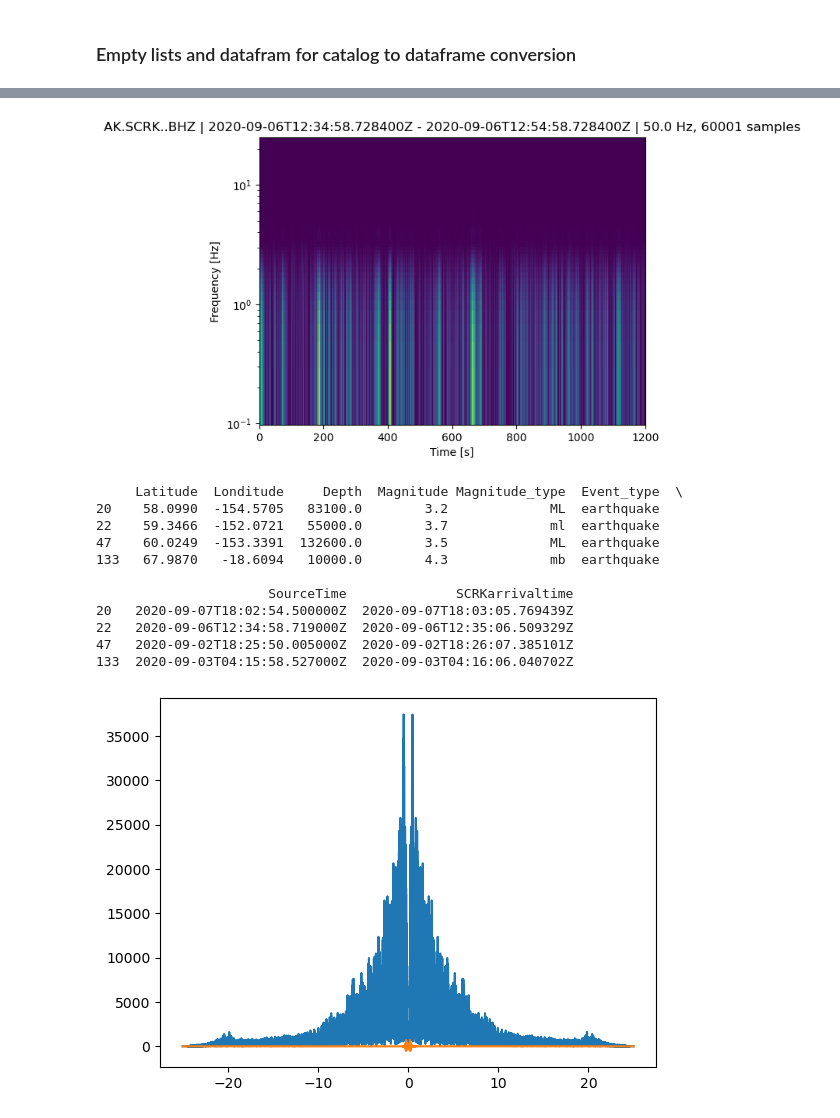
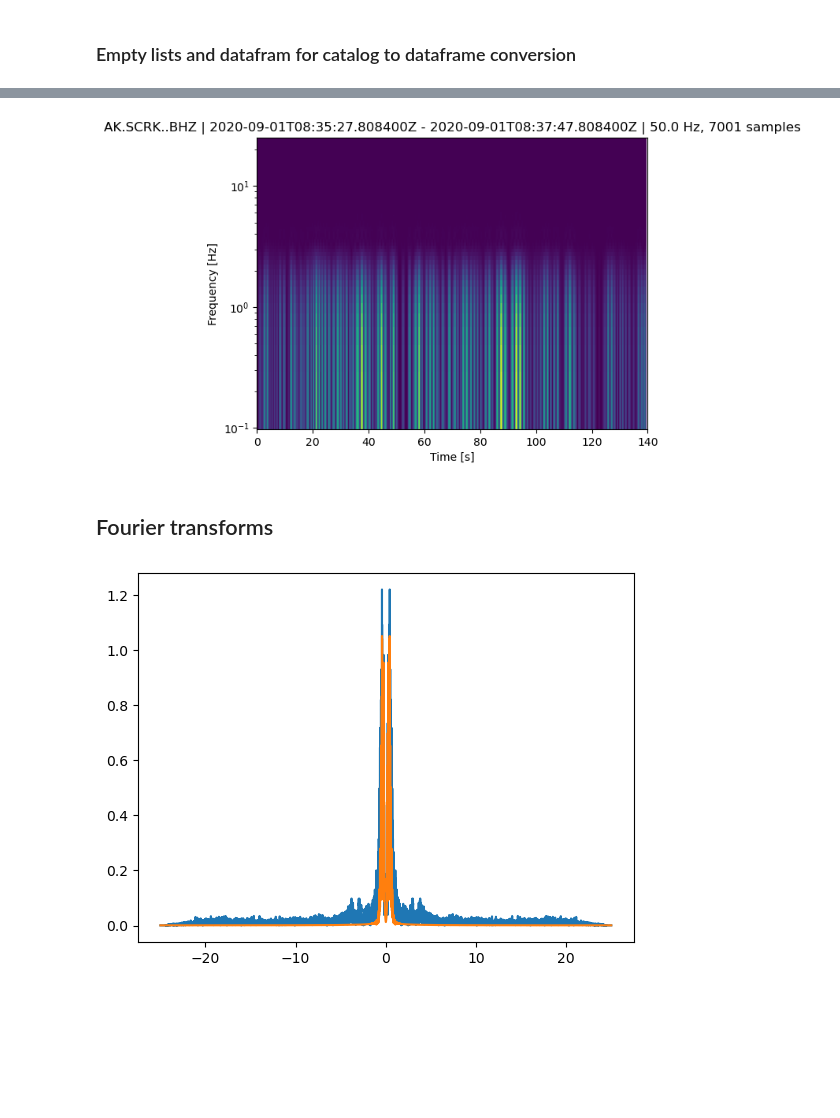
Before and after one commit to iganache/venusquakes, a Jupyter notebook: Tian_event_types.ipynb, the cells around one changed output, grey strips where cells are left out. Saved outputs shown, nothing was run; the diff lists cells and outputs as text; code cells hidden in the pictures; blank space fills up the shorter version.

```diff
--- a/Tian_event_types.ipynb
+++ b/Tian_event_types.ipynb
@@ -130,3 +185,3 @@ plt.show()
 # %%
-tr_trunc = tr.slice(starttime = obspy.UTCDateTime("2020-09-06T12:34:58.719000Z"), endtime =  obspy.UTCDateTime("2020-09-06T12:34:58.719000Z")+600)
+tr_trunc = tr.slice(starttime = obspy.UTCDateTime("2020-09-01T08:35:47.808937Z")-20, endtime =  obspy.UTCDateTime("2020-09-01T08:35:47.808937Z")+120)
 tr_trunc1 = tr.slice(starttime = obspy.UTCDateTime("2020-09-06T12:34:58.719000Z")+600, endtime =  obspy.UTCDateTime("2020-09-06T12:34:58.719000Z")+1200)
@@ -157,23 +188,11 @@ Type:      method
 # %%
 tr_filt = tr_trunc.copy()
-tr_filt.filter('lowpass', freq=0.1)
+tr_filt.filter('lowpass', freq=0.5)
 tr_filt.spectrogram(log=True)
 # %% [output]
-[figure, old version]
+[figure, new version]
-# %%
-print(catalog_df.loc[(catalog_df['Magnitude'] > 3) & (catalog_df['Latitude'] > 55)])
-# %% [output]
-     Latitude  Londitude     Depth  Magnitude Magnitude_type  Event_type  \
-20    58.0990  -154.5705   83100.0        3.2             ML  earthquake
-22    59.3466  -152.0721   55000.0        3.7             ml  earthquake
-47    60.0249  -153.3391  132600.0        3.5             ML  earthquake
-133   67.9870   -18.6094   10000.0        4.3             mb  earthquake
-
-                      SourceTime              SCRKarrivaltime
-20   2020-09-07T18:02:54.500000Z  2020-09-07T18:03:05.769439Z
-22   2020-09-06T12:34:58.719000Z  2020-09-06T12:35:06.509329Z
-47   2020-09-02T18:25:50.005000Z  2020-09-02T18:26:07.385101Z
-133  2020-09-03T04:15:58.527000Z  2020-09-03T04:16:06.040702Z
+# %% [markdown]
+## Fourier transforms
 # %%
 data = tr_trunc.data
 DATA = np.fft.fftshift(np.fft.fft(data, len(data)))
@@ -184,8 +203,8 @@ DATA1 = np.fft.fftshift(np.fft.fft(data1, len(data1)))
 freq1 = np.fft.fftshift(np.fft.fftfreq(len(data1), tr_filt.stats.delta))
 # %%
 fig, ax = plt.subplots(1,1)
-ax.plot(freq, np.abs(DATA))
-ax.plot(freq1, DATA1)
+ax.plot(freq, np.abs(DATA)/len(data))
+ax.plot(freq1, np.abs(DATA1)/len(data))
 plt.show()
 # %% [output]
-[figure, old version]
+[figure, new version]
```
Also changed, not shown: parts of 16 cells of this notebook, 1 other file.
